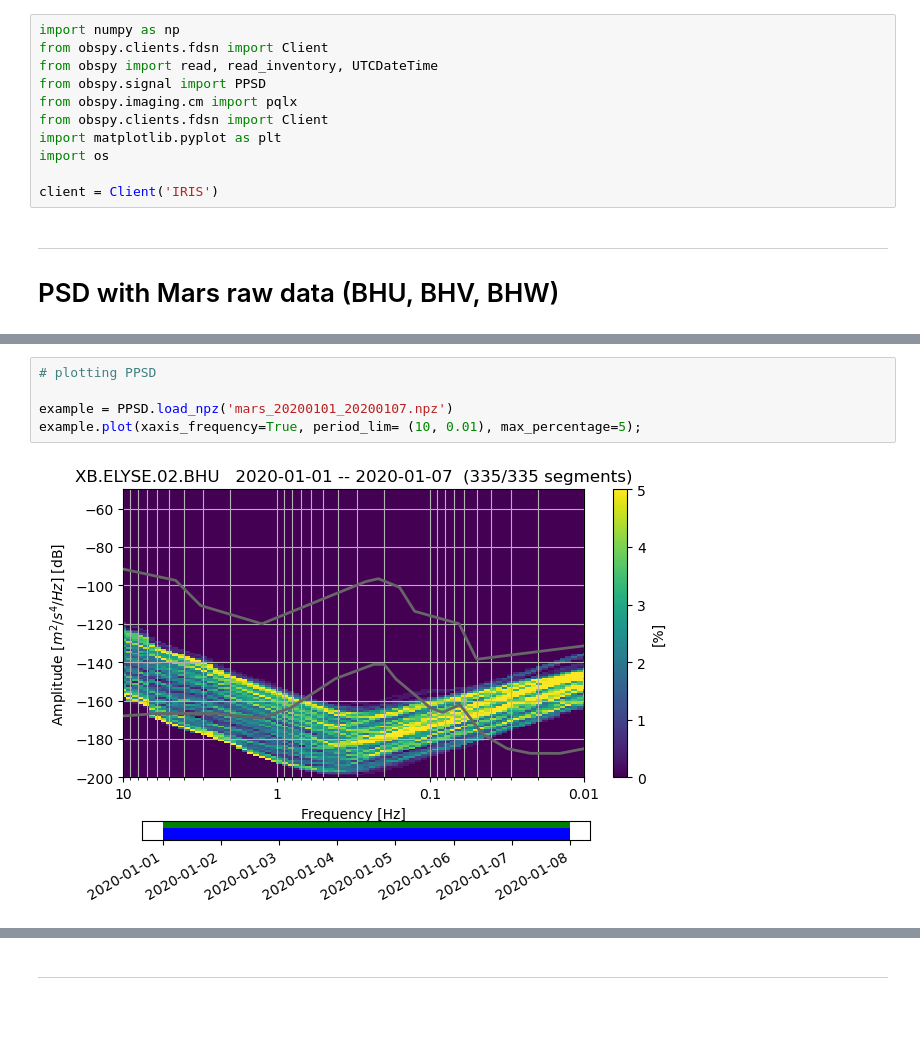
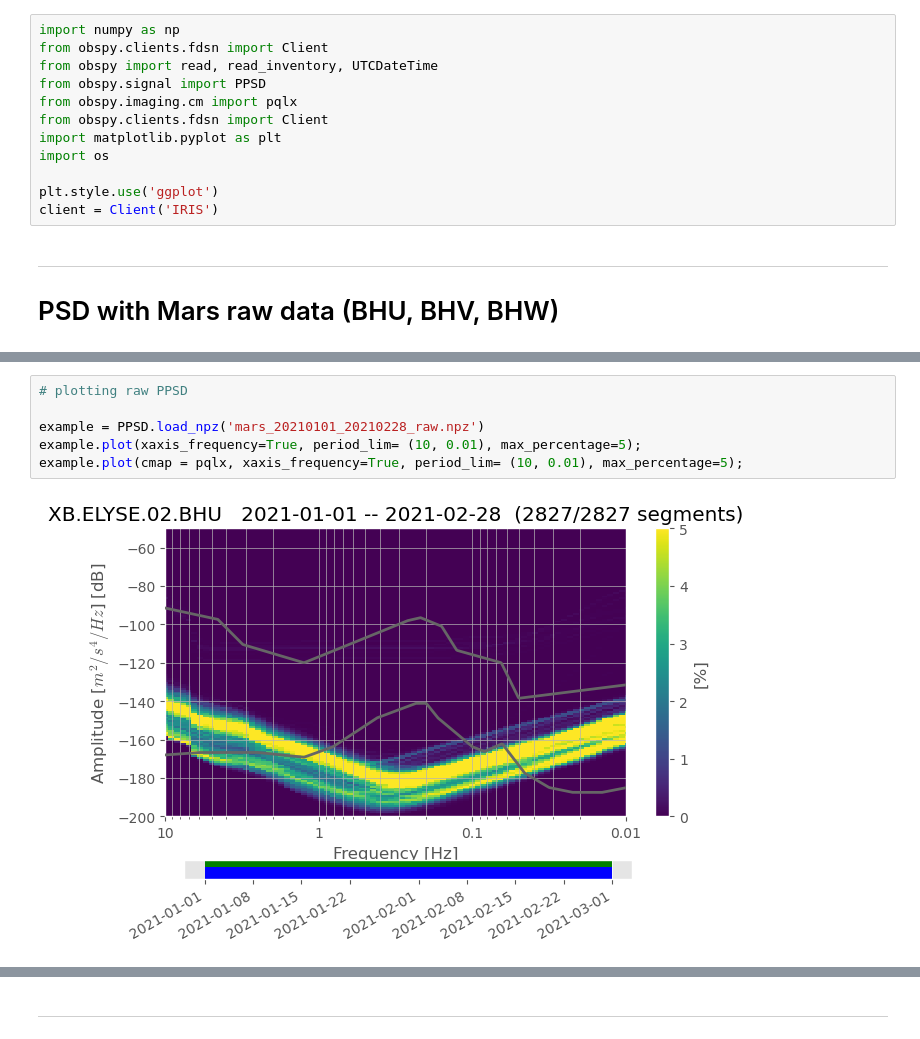
Before and after one commit to 1epss/ppsd2024, a Jupyter notebook: ppsd_mars.ipynb, the cells around one changed output, grey strips where cells are left out. Drawn from its saved outputs; the diff is of its cells as text; blank space fills up the shorter version.

Commit message:
Add files via upload
add download function and fix on visualizing

```diff
--- a/ppsd_mars.ipynb
+++ b/ppsd_mars.ipynb
@@ -10,6 +10,7 @@ from obspy.clients.fdsn import Client
 import matplotlib.pyplot as plt
 import os
 
+plt.style.use('ggplot')
 client = Client('IRIS')
 # %% [markdown]
 ---
@@ -55,7 +77,8 @@ ppsd.save_npz('mars_20200101_20200107.npz')
 # %%
-# plotting PPSD
+# plotting raw PPSD
 
-example = PPSD.load_npz('mars_20200101_20200107.npz')
+example = PPSD.load_npz('mars_20210101_20210228_raw.npz')
 example.plot(xaxis_frequency=True, period_lim= (10, 0.01), max_percentage=5);
+example.plot(cmap = pqlx, xaxis_frequency=True, period_lim= (10, 0.01), max_percentage=5);
 # %% [output]
-[figure, old version]
+[figure, new version]
```
Also changed, not shown: parts of 11 cells of this notebook.
